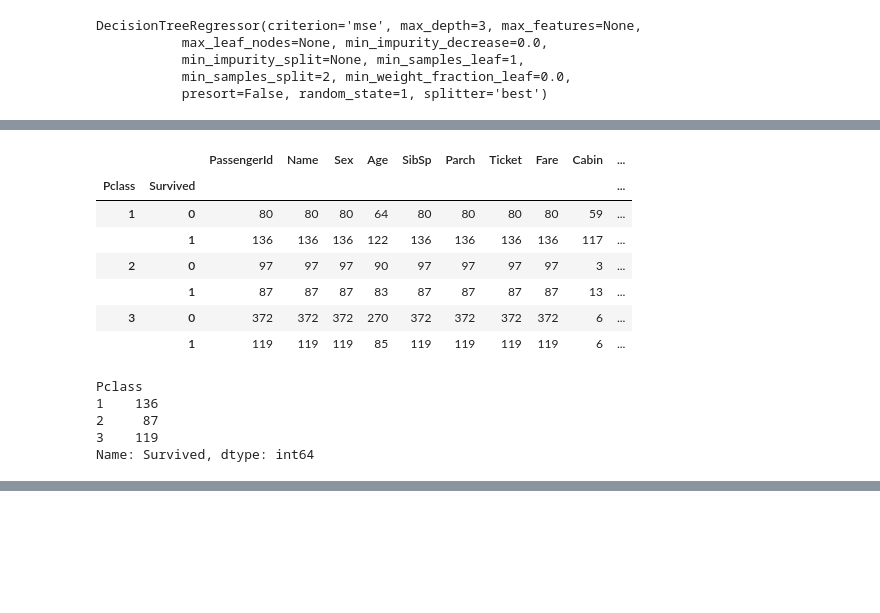
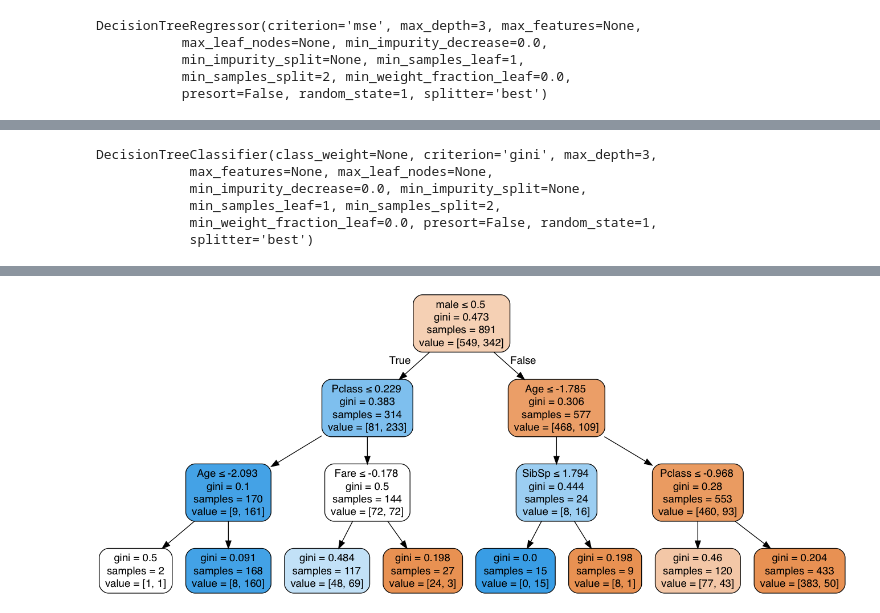
Before and after one commit to christianrenfro/First-Project-The-Titanic, a Jupyter notebook: Titanic.ipynb, the cells around one changed output, grey strips where cells are left out. Saved outputs shown, nothing was run; the diff lists cells and outputs as text; code cells hidden in the pictures; blank space fills up the shorter version.

```diff
--- a/Titanic.ipynb
+++ b/Titanic.ipynb
@@ -341,33 +272,0 @@ surv_train = traindata.groupby(['Pclass','Survived'])
-# %%
-surv_train.count()
-# %% [output]
-|  |  | PassengerId | Name | Sex | Age | SibSp | Parch | Ticket | Fare | Cabin | ... |
-| Pclass | Survived |  |  |  |  |  |  |  |  |  | ... |
-| 1 | 0 | 80 | 80 | 80 | 64 | 80 | 80 | 80 | 80 | 59 | ... |
-|  | 1 | 136 | 136 | 136 | 122 | 136 | 136 | 136 | 136 | 117 | ... |
-| 2 | 0 | 97 | 97 | 97 | 90 | 97 | 97 | 97 | 97 | 3 | ... |
-|  | 1 | 87 | 87 | 87 | 83 | 87 | 87 | 87 | 87 | 13 | ... |
-| 3 | 0 | 372 | 372 | 372 | 270 | 372 | 372 | 372 | 372 | 6 | ... |
-|  | 1 | 119 | 119 | 119 | 85 | 119 | 119 | 119 | 119 | 6 | ... |
-# %%
-surv_train.head()
-# %% [output]
-Pclass
-1    136
-2     87
-3    119
-Name: Survived, dtype: int64
-# %%
-X = standardScaler().fit_transform(traindata[])
-y = traindata[Survived]
-
-lr = LinearRegression()
-
-mean_squared_errors = np.abs(cross_val_score(lr,))
-
-'''
-#must take absolute value because sklearn makes the errors negative - dont ask me why
-mean_squared_errors = np.abs(cross_val_score(lr,X,y,cv=50,scoring='neg_mean_squared_error'))
-root_mean_squared_errors = list(map(np.sqrt,mean_squared_errors))
-print("50-fold mean RMSE: ", np.mean(root_mean_squared_errors))
-'''
@@ -379,0 +273,23 @@ coeff_df
+# %%
+surv_tree = DecisionTreeClassifier(max_depth=3, random_state=1)
+surv_tree.fit(X, y)
+# %% [output]
+DecisionTreeClassifier(class_weight=None, criterion='gini', max_depth=3,
+            max_features=None, max_leaf_nodes=None,
+            min_impurity_decrease=0.0, min_impurity_split=None,
+            min_samples_leaf=1, min_samples_split=2,
+            min_weight_fraction_leaf=0.0, presort=False, random_state=1,
+            splitter='best')
+# %%
+dot_data_surv = StringIO()
+export_graphviz(
+    surv_tree,
+    out_file=dot_data_surv,
+    feature_names=X.columns.tolist(),
+    filled=True,
+    rounded=True,
+    special_characters=True)
+
+surv_graph = pydotplus.graph_from_dot_data(dot_data_surv.getvalue())
+Image(surv_graph.create_png())
+# %% [output]
@@ -379,0 +299 @@ coeff_df
+[figure, added]
```
Also changed, not shown: parts of 54 cells of this notebook.
